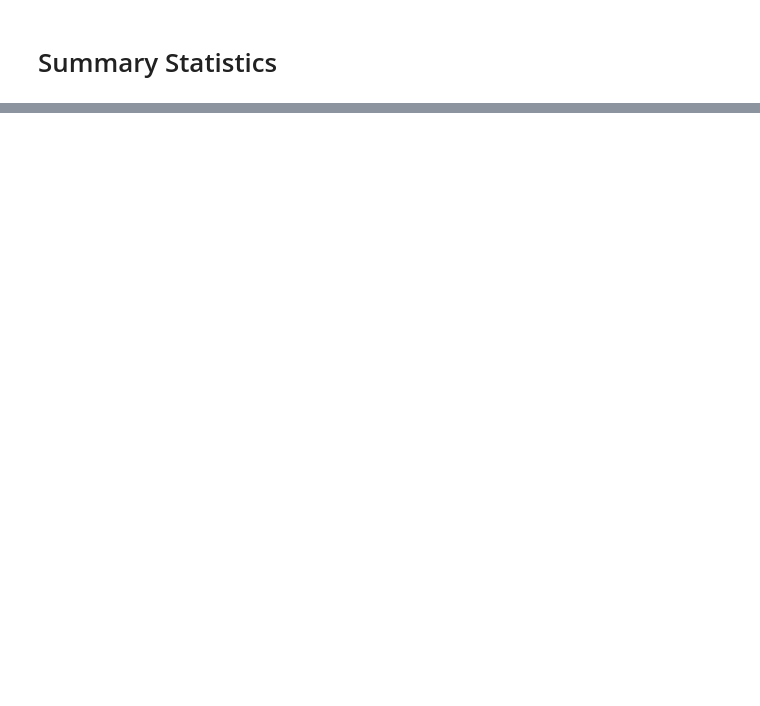
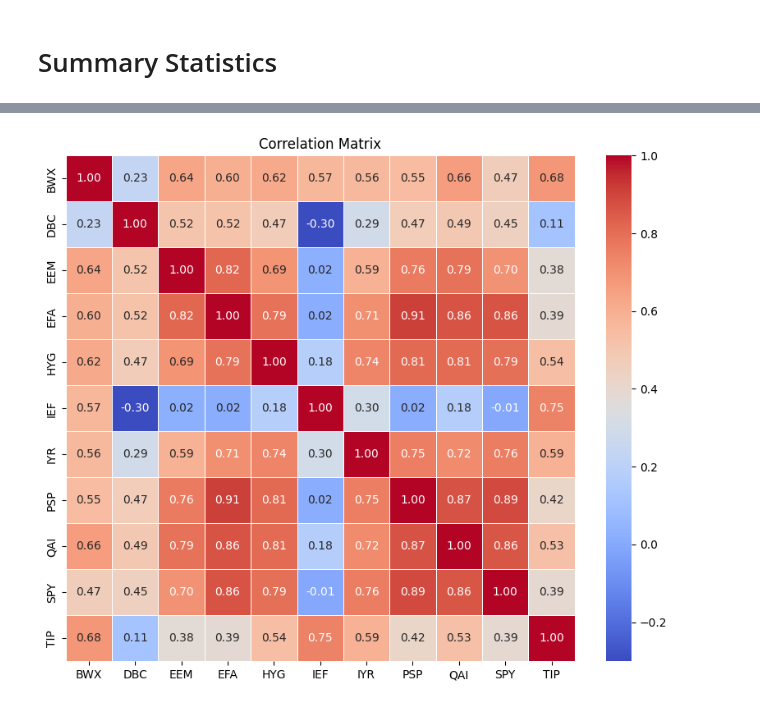
Before and after one commit to mmiah00/FINM-36700-HW-1, a Jupyter notebook: HW1.ipynb, the cells around one changed output, grey strips where cells are left out. Drawn from its saved outputs; the diff is of its cells as text; code cells hidden in the pictures; blank space fills up the shorter version.

Commit message:
Added covariance and correlation matrices, other minor adjustments

```diff
--- a/HW1.ipynb
+++ b/HW1.ipynb
@@ -88,0 +71,14 @@ display(correlation_matrix)
+# %%
+# Build and display covariance matrix
+covariance_matrix = excess_return_1.cov()
+display(covariance_matrix)
+
+# Build correlation matrix
+correlation_matrix = excess_return_1.corr()
+
+# Display correlation matrix as a heatmap
+plt.figure(figsize=(10, 8))
+sns.heatmap(correlation_matrix, annot=True, cmap='coolwarm', fmt=".2f", linewidths=.5)
+plt.title('Correlation Matrix')
+plt.show()
+# %% [output]
@@ -88,0 +97 @@ display(correlation_matrix)
+[figure, added]
```
Also changed, not shown: parts of 12 cells of this notebook.
